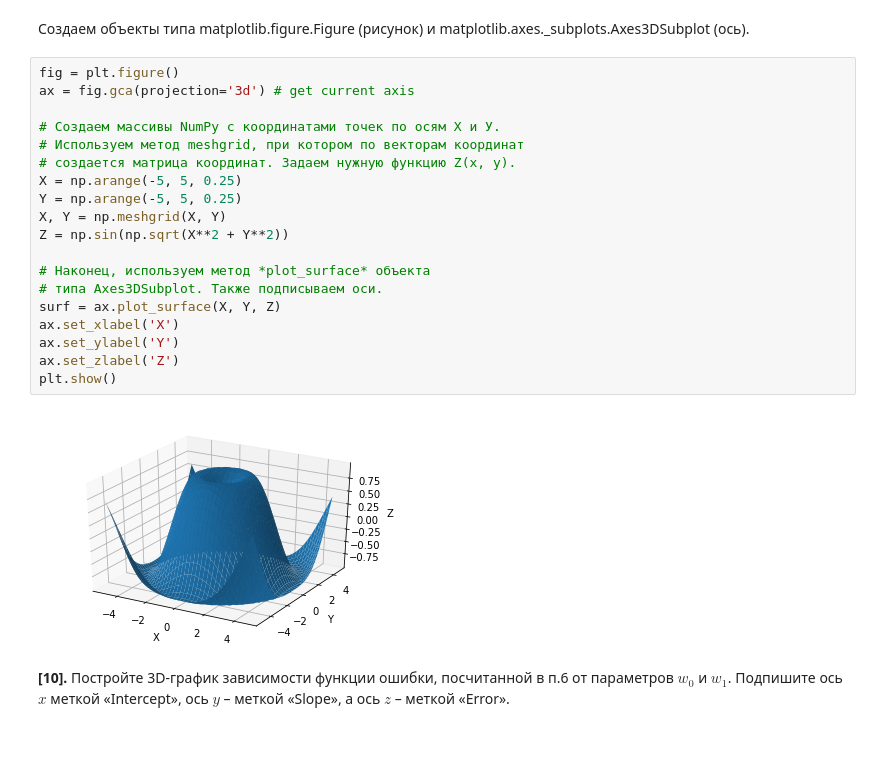
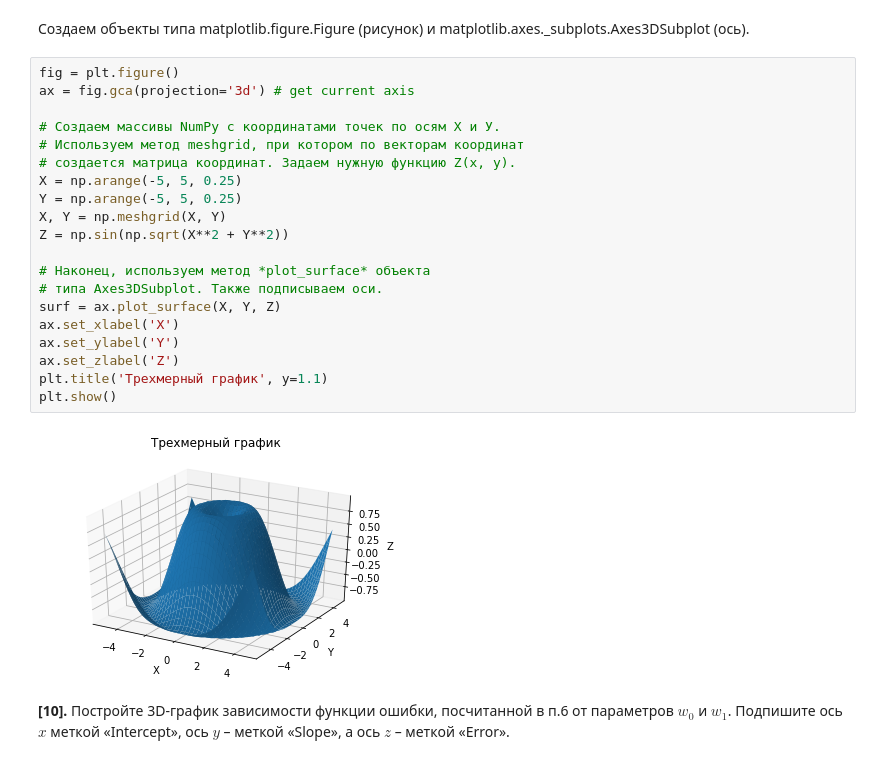
Before and after one commit to armavox/mldaspec, a Jupyter notebook: course2/notebooks/week1_peer_review_linreg_height_weight.ipynb, the cells around one changed output. Drawn from its saved outputs; the diff is of its cells as text.

```diff
--- a/course2/notebooks/week1_peer_review_linreg_height_weight.ipynb
+++ b/course2/notebooks/week1_peer_review_linreg_height_weight.ipynb
@@ -200,24 +205,25 @@ from mpl_toolkits.mplot3d import Axes3D
 # %%
 fig = plt.figure()
 ax = fig.gca(projection='3d') # get current axis
 
 # Создаем массивы NumPy с координатами точек по осям X и У.
 # Используем метод meshgrid, при котором по векторам координат
 # создается матрица координат. Задаем нужную функцию Z(x, y).
 X = np.arange(-5, 5, 0.25)
 Y = np.arange(-5, 5, 0.25)
 X, Y = np.meshgrid(X, Y)
 Z = np.sin(np.sqrt(X**2 + Y**2))
 
 # Наконец, используем метод *plot_surface* объекта
 # типа Axes3DSubplot. Также подписываем оси.
 surf = ax.plot_surface(X, Y, Z)
 ax.set_xlabel('X')
 ax.set_ylabel('Y')
 ax.set_zlabel('Z')
+plt.title('Трехмерный график', y=1.1)
 plt.show()
 # %% [output]
-[figure, old version]
+[figure, new version]
 # %% [markdown]
 **[10].** Постройте 3D-график зависимости функции ошибки, посчитанной в п.6 от параметров $w_0$ и $w_1$. Подпишите ось $x$ меткой «Intercept», ось $y$ – меткой «Slope», a ось $z$ – меткой «Error».
 # %%
```
Also changed, not shown: parts of 6 cells of this notebook.
